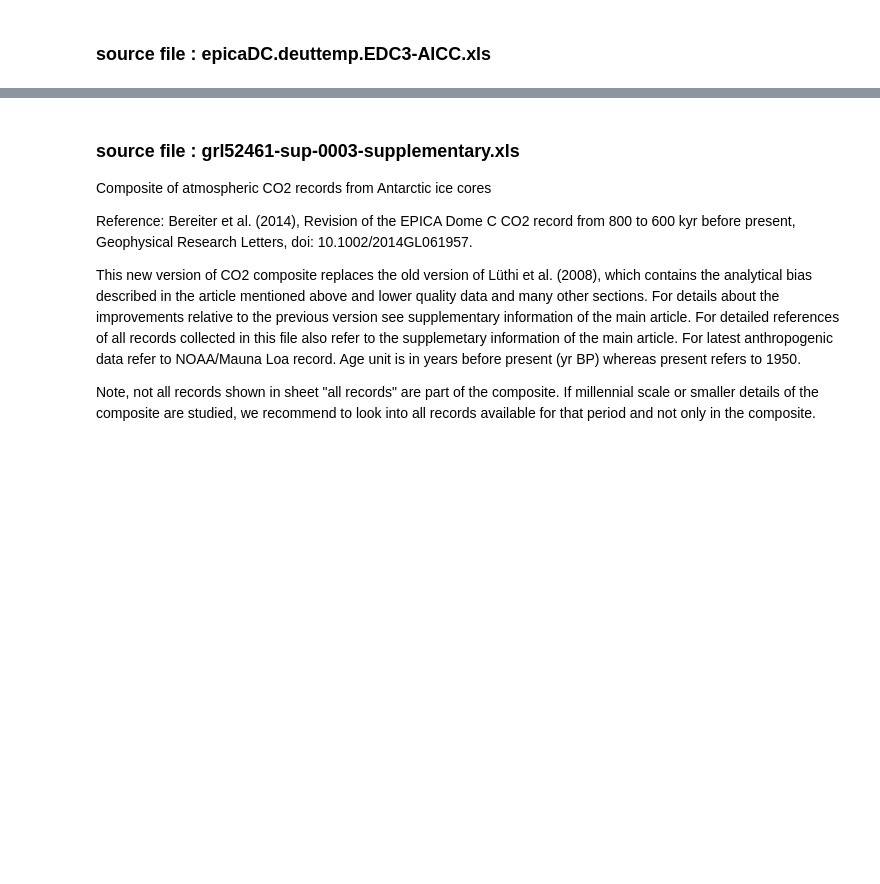
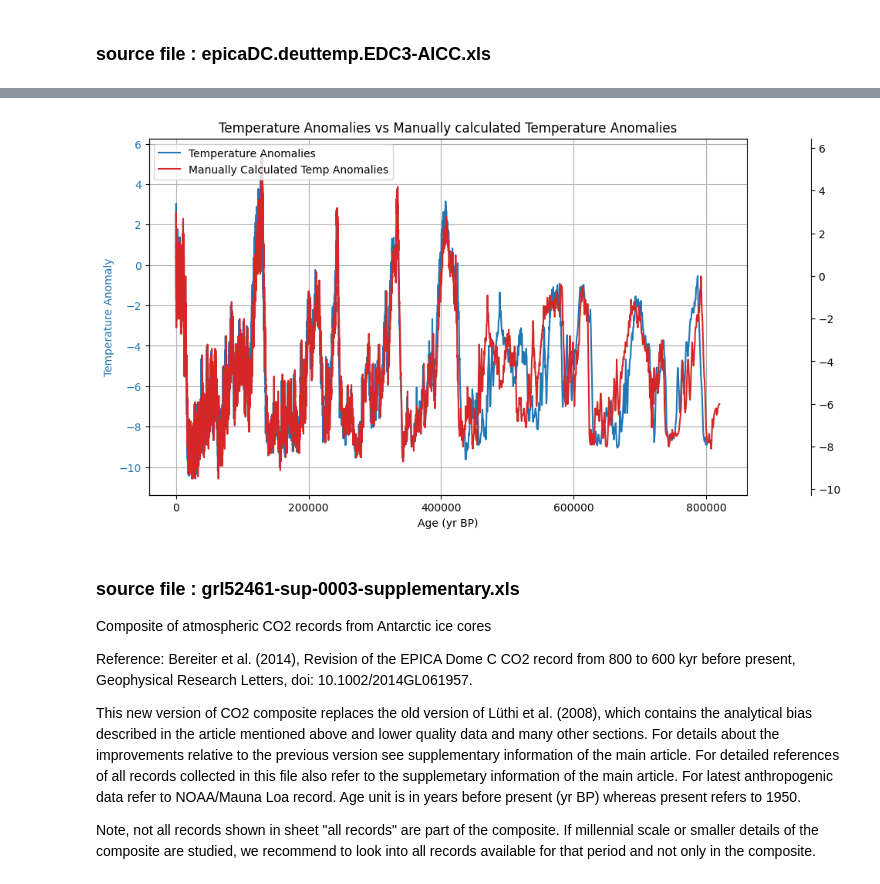
Before and after one commit to SofiMetel/prog_for_da2, a Jupyter notebook: project2.ipynb, the cells around one changed output, grey strips where cells are left out. Cells and saved outputs as stored; diff of their text form; code cells hidden in the pictures; blank space fills up the shorter version.

```diff
--- a/project2.ipynb
+++ b/project2.ipynb
@@ -359,0 +428,7 @@ df_epicaDC.to_csv('df_epicaDC.csv', index=False)
+# %%
+# Column temp should be converted into celsius
+
+df_epicaDC['temn_celsius'] = df_epicaDC['temp']-273.15
+# %%
+mean = df_epicaDC['temn_celsius'][0:87].mean()
+df_epicaDC['temp_anomaly'] = df_epicaDC['temn_celsius'] - mean
@@ -360,3 +493,32 @@ df_epicaDC.to_csv('df_epicaDC.csv', index=False)
+# %%
+fig, ax1 = plt.subplots(figsize=(10, 6))
+
+# Plot the temperature anomaly data on the first y-axis (left)
+ax1.plot(epicaDC_temp_anom['Age'], epicaDC_temp_anom['Temperature'], label='Temperature Anomalies', linestyle='-')
+ax1.set_xlabel('Age (yr BP)')
+ax1.set_ylabel('Temperature Anomaly', color='tab:blue')
+ax1.tick_params(axis='y', labelcolor='tab:blue')
+
+# Create a second y-axis (right) sharing the same x-axis but higher
+ax2 = ax1.twinx()
+ax2.spines['right'].set_position(('outward', 60))  # Adjust the position of the second y-axis
+ax2.plot(df_epicaDC['EDC3béta'], df_epicaDC['temp_anomaly'], label='Manually Calculated Temp Anomalies', linestyle='-', color='tab:red')
+
+# Set title
+plt.title('Temperature Anomalies vs Manually calculated Temperature Anomalies')
+
+# Display the grid
+ax1.grid(True)
+
+# Add legends
+lines, labels = ax1.get_legend_handles_labels()
+lines2, labels2 = ax2.get_legend_handles_labels()
+ax2.legend(lines + lines2, labels + labels2, loc='upper left')
+
+# Show the plot
+plt.show()
+# %% [output]
+[figure, added]
 # %% [markdown]
 ### source file : grl52461-sup-0003-supplementary.xls
 
```
Also changed, not shown: parts of 41 cells of this notebook, 21 other files.
